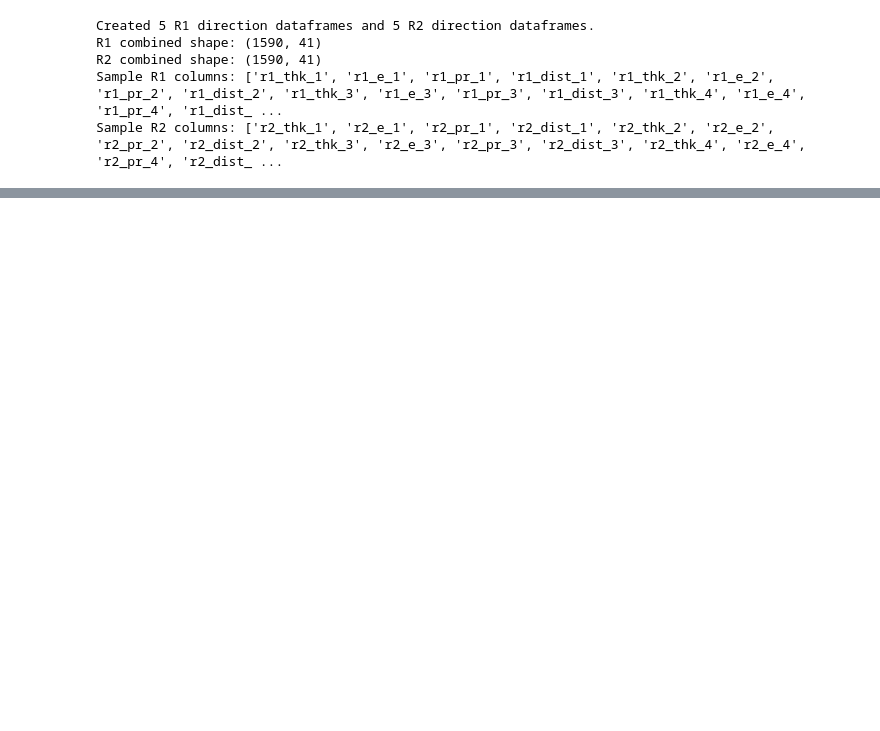
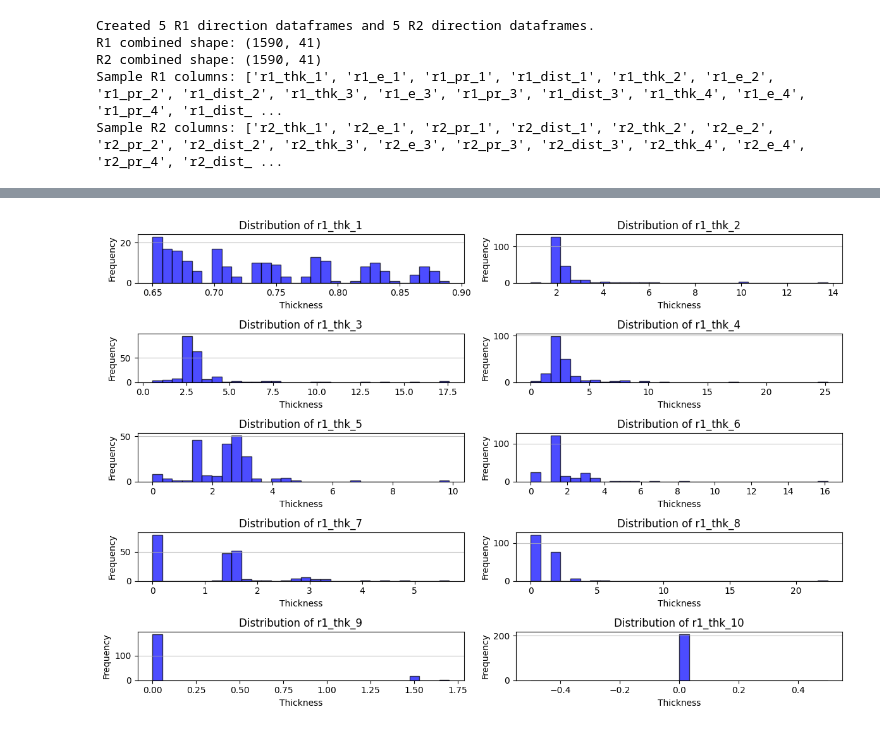
Before and after one commit to saisagar17/HeadInjuryPrediction, a Jupyter notebook: 00_data_processing_01.ipynb, the cells around one changed output, grey strips where cells are left out. Drawn from its saved outputs; the diff is of its cells as text; code cells hidden in the pictures; blank space fills up the shorter version.

```diff
--- a/00_data_processing_01.ipynb
+++ b/00_data_processing_01.ipynb
@@ -167,0 +127,4 @@ Saved: ../Data/02_clm_renamed\x540_clm_renamed.csv
+# %%
+# lets rename all data sets and saved them as csv
+for name, df in stiffnessMatrices.items():
+    df.to_csv(f"../Data/02_clm_renamed/{name}_clm_renamed.csv", index=False)
@@ -167,0 +133,20 @@ Saved: ../Data/02_clm_renamed\x540_clm_renamed.csv
+# %%
+#load the renamed csv's into dataframes
+import os
+import pandas as pd
+
+data_folder = "../Data/02_clm_renamed"  # Adjust path if needed
+csv_files = [f for f in os.listdir(data_folder) if f.endswith('.csv')]
+
+stiffnessMatrices = {}
+for file in csv_files:
+    key = file[0:4]  # Extract characters from index 0 to 3 (1st to 4th character)
+    df = pd.read_csv(os.path.join(data_folder, file))
+    stiffnessMatrices[key] = df
+
+print(f"Loaded {len(stiffnessMatrices)} CSV files.")
+# Each key in 'stiffnessMatrices' is from 1st to 4th character of filename, value is its dataframe
+
+# Check the dictionary names
+for name in stiffnessMatrices.keys():
+    print(name)
@@ -808,0 +245,20 @@ NameError: name 'X_r1_train_scaled' is not defined
+# %%
+carline = 'c174'
+direction = 'r1'
+
+
+
+stiffnessMatrices[carline].filter(like=direction+"_thk")
+
+#plot 10 distribution curves to check curve for each column
+plt.figure(figsize=(12, 8))
+for i in range(10):
+        plt.subplot(5, 2, i + 1)
+        plt.hist(stiffnessMatrices[carline].filter(like=direction+"_thk").iloc[:, i], bins=30, alpha=0.7, color='blue', edgecolor='black')
+        plt.title(f"Distribution of {direction}_thk_{i + 1}")
+        plt.xlabel("Thickness")
+        plt.ylabel("Frequency")
+        plt.grid(axis='y', alpha=0.75)
+        plt.tight_layout()
+# %% [output]
+[figure, added]
```
Also changed, not shown: parts of 18 cells of this notebook.
